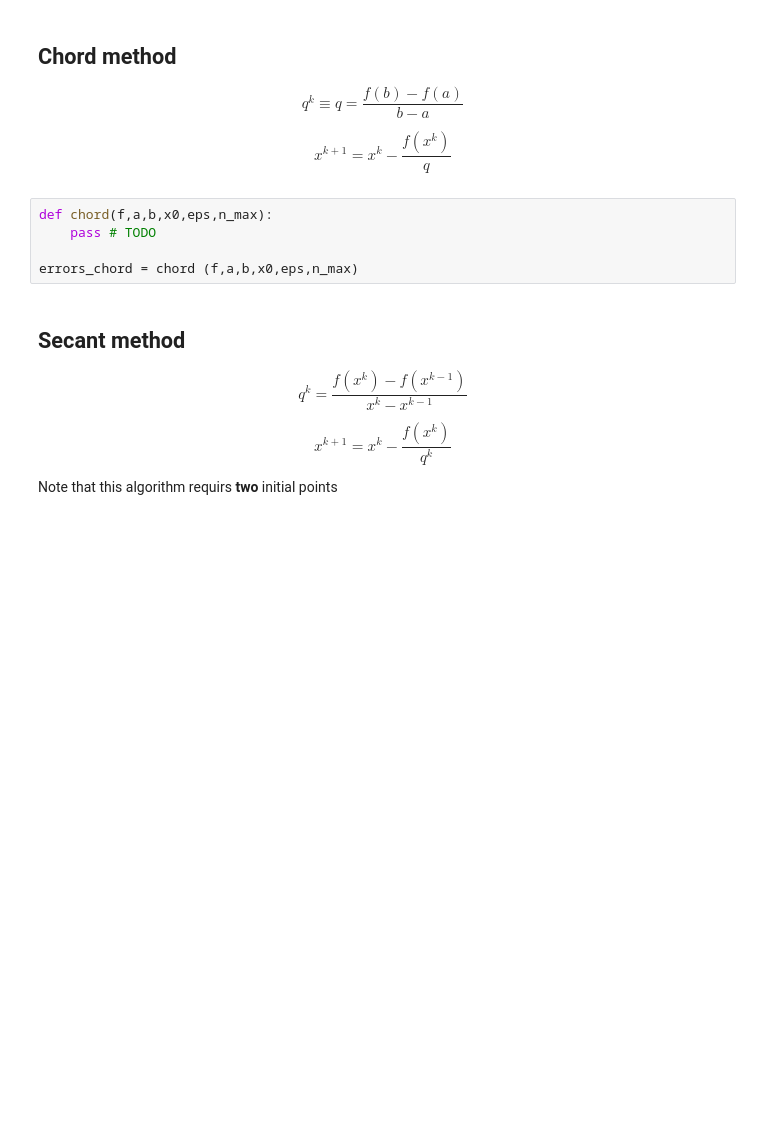
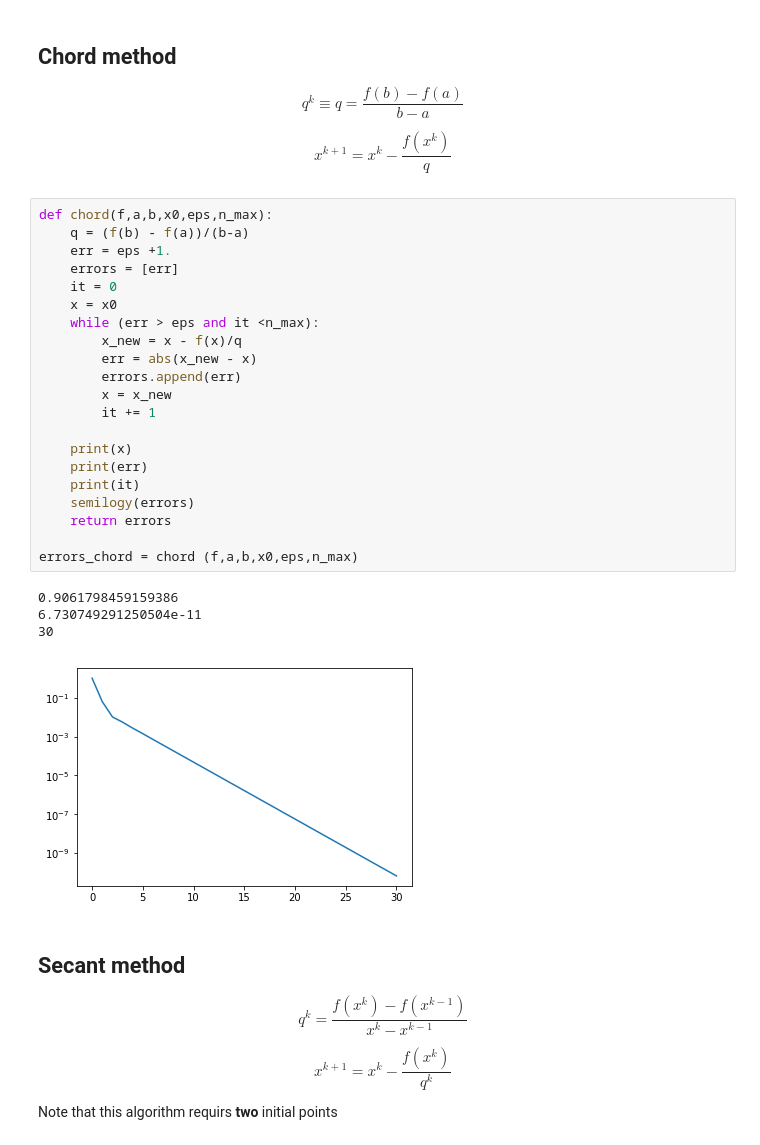
Before and after one commit to luca-heltai/numerical-analysis-2020-2021, a Jupyter notebook: notebooks/03-nonlinear-equations.ipynb, the cells around one changed output. Cells and saved outputs as stored; diff of their text form; blank space fills up the shorter version.

```diff
--- a/notebooks/03-nonlinear-equations.ipynb
+++ b/notebooks/03-nonlinear-equations.ipynb
@@ -139,11 +169,32 @@ $$
 $$
 x^{k+1} = x^k - \frac{f(x^k)}{q}
 $$
-# %%
-def chord(f,a,b,x0,eps,n_max):
-    pass # TODO
-
-errors_chord = chord (f,a,b,x0,eps,n_max)
+# %%
+def chord(f,a,b,x0,eps,n_max):
+    q = (f(b) - f(a))/(b-a)
+    err = eps +1.
+    errors = [err]
+    it = 0
+    x = x0
+    while (err > eps and it <n_max):
+        x_new = x - f(x)/q
+        err = abs(x_new - x)
+        errors.append(err)
+        x = x_new
+        it += 1
+
+    print(x)
+    print(err)
+    print(it)
+    semilogy(errors)
+    return errors
+
+errors_chord = chord (f,a,b,x0,eps,n_max)
+# %% [output]
+0.9061798459159386
+6.730749291250504e-11
+30
+[figure, added]
 # %% [markdown]
 ## Secant method
 
```
Also changed, not shown: parts of 10 cells of this notebook.
